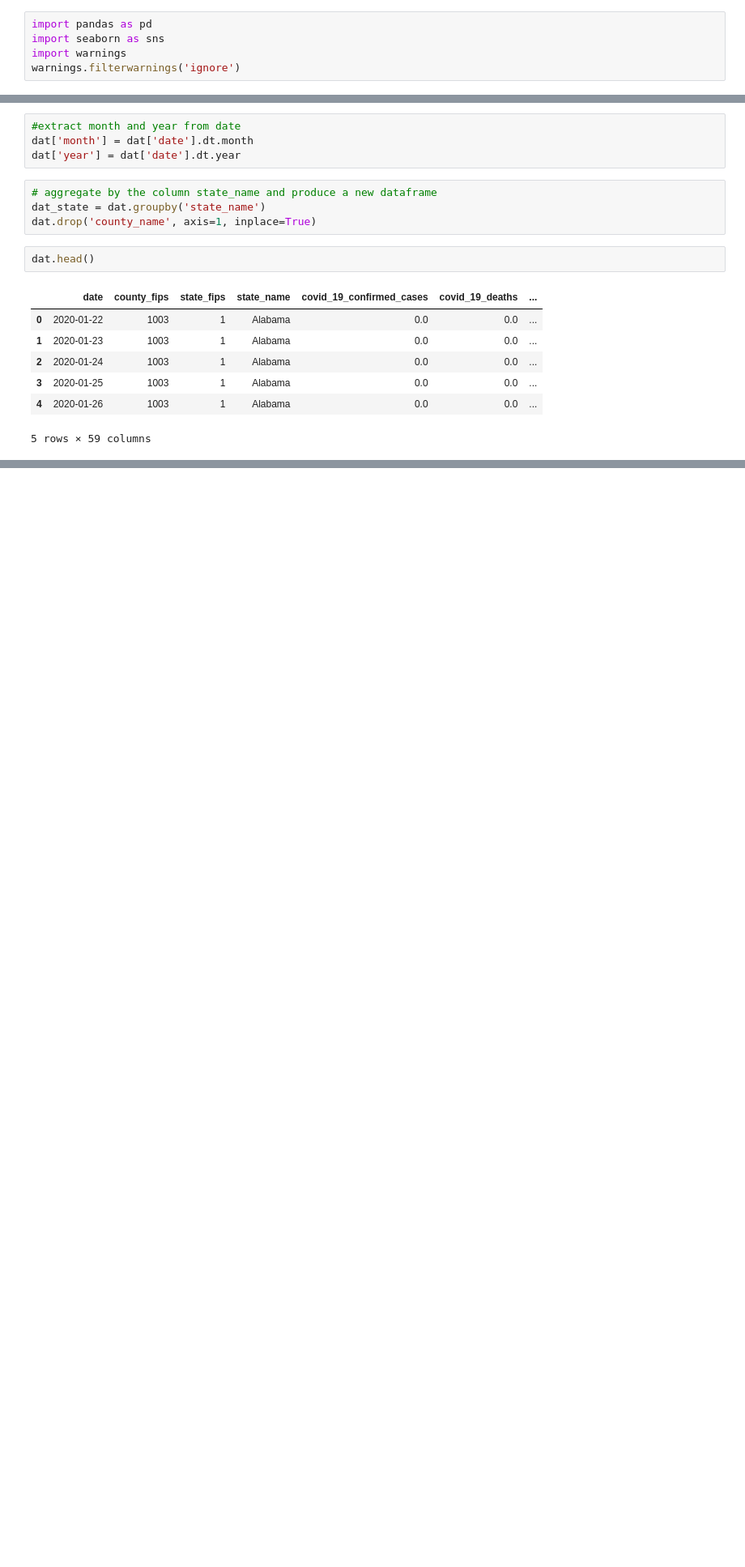
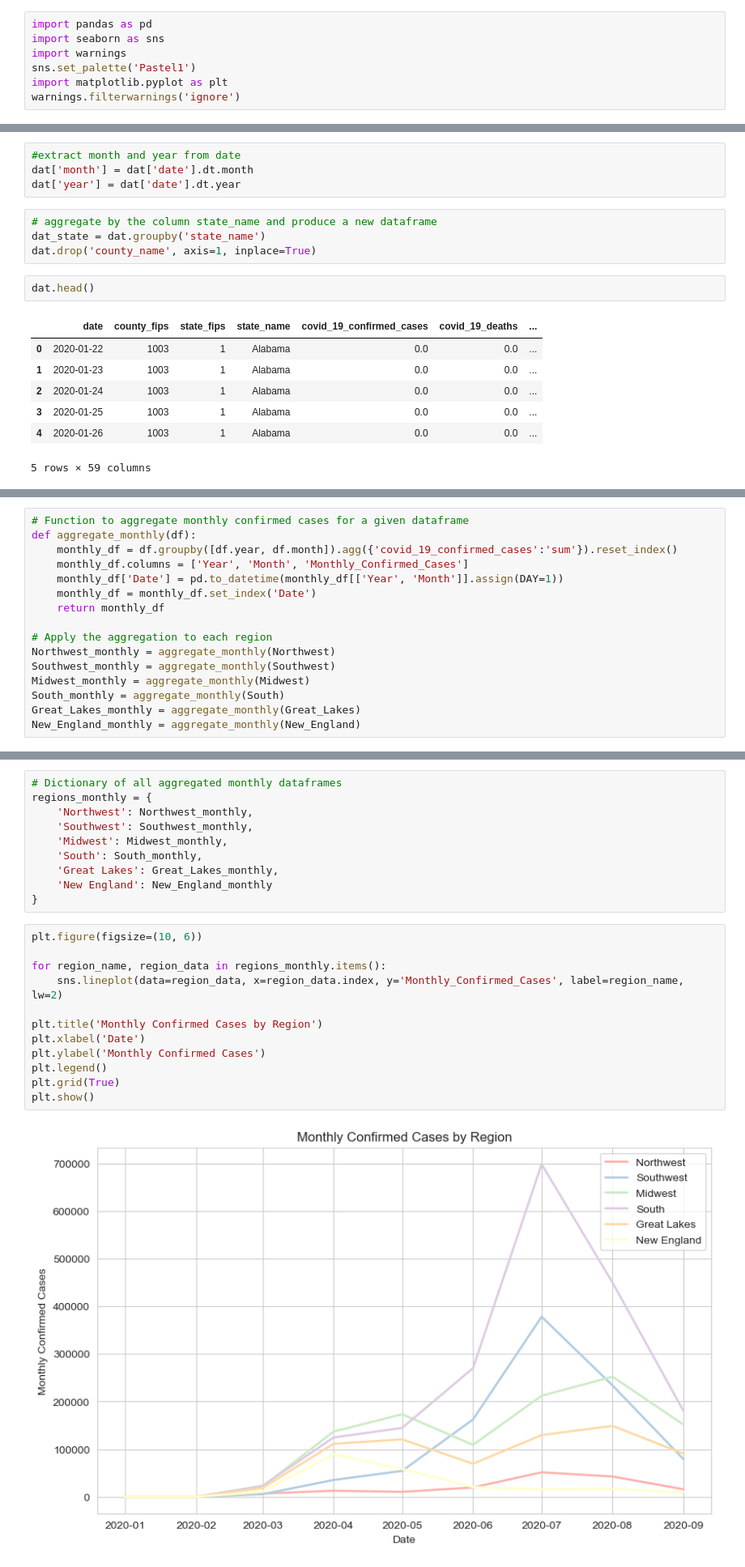
Before and after one commit to zshi719/LTV_DataSci_Capstone_Project, a Jupyter notebook: eda_vs.ipynb, the cells around one changed output, grey strips where cells are left out. Shown at 81% size. Saved outputs shown, nothing was run; the diff lists cells and outputs as text; blank space fills up the shorter version.

```diff
--- a/eda_vs.ipynb
+++ b/eda_vs.ipynb
@@ -2,4 +2,6 @@
 import pandas as pd
 import seaborn as sns
 import warnings
+sns.set_palette('Pastel1')
+import matplotlib.pyplot as plt
 warnings.filterwarnings('ignore')
@@ -86,0 +113,16 @@ sns.scatterplot(dat, x = 'icu_beds_ratio', y='covid_19_confirmed_cases')
+# %%
+# Function to aggregate monthly confirmed cases for a given dataframe
+def aggregate_monthly(df):
+    monthly_df = df.groupby([df.year, df.month]).agg({'covid_19_confirmed_cases':'sum'}).reset_index()
+    monthly_df.columns = ['Year', 'Month', 'Monthly_Confirmed_Cases']
+    monthly_df['Date'] = pd.to_datetime(monthly_df[['Year', 'Month']].assign(DAY=1))
+    monthly_df = monthly_df.set_index('Date')
+    return monthly_df
+
+# Apply the aggregation to each region
+Northwest_monthly = aggregate_monthly(Northwest)
+Southwest_monthly = aggregate_monthly(Southwest)
+Midwest_monthly = aggregate_monthly(Midwest)
+South_monthly = aggregate_monthly(South)
+Great_Lakes_monthly = aggregate_monthly(Great_Lakes)
+New_England_monthly = aggregate_monthly(New_England)
@@ -86,0 +151,24 @@ sns.scatterplot(dat, x = 'icu_beds_ratio', y='covid_19_confirmed_cases')
+# %%
+# Dictionary of all aggregated monthly dataframes
+regions_monthly = {
+    'Northwest': Northwest_monthly,
+    'Southwest': Southwest_monthly,
+    'Midwest': Midwest_monthly,
+    'South': South_monthly,
+    'Great Lakes': Great_Lakes_monthly,
+    'New England': New_England_monthly
+}
+# %%
+plt.figure(figsize=(10, 6))
+
+for region_name, region_data in regions_monthly.items():
+    sns.lineplot(data=region_data, x=region_data.index, y='Monthly_Confirmed_Cases', label=region_name, lw=2)
+
+plt.title('Monthly Confirmed Cases by Region')
+plt.xlabel('Date')
+plt.ylabel('Monthly Confirmed Cases')
+plt.legend()
+plt.grid(True)
+plt.show()
+# %% [output]
+[figure, added]
```
Also changed, not shown: parts of 22 cells of this notebook, 6 other files.
